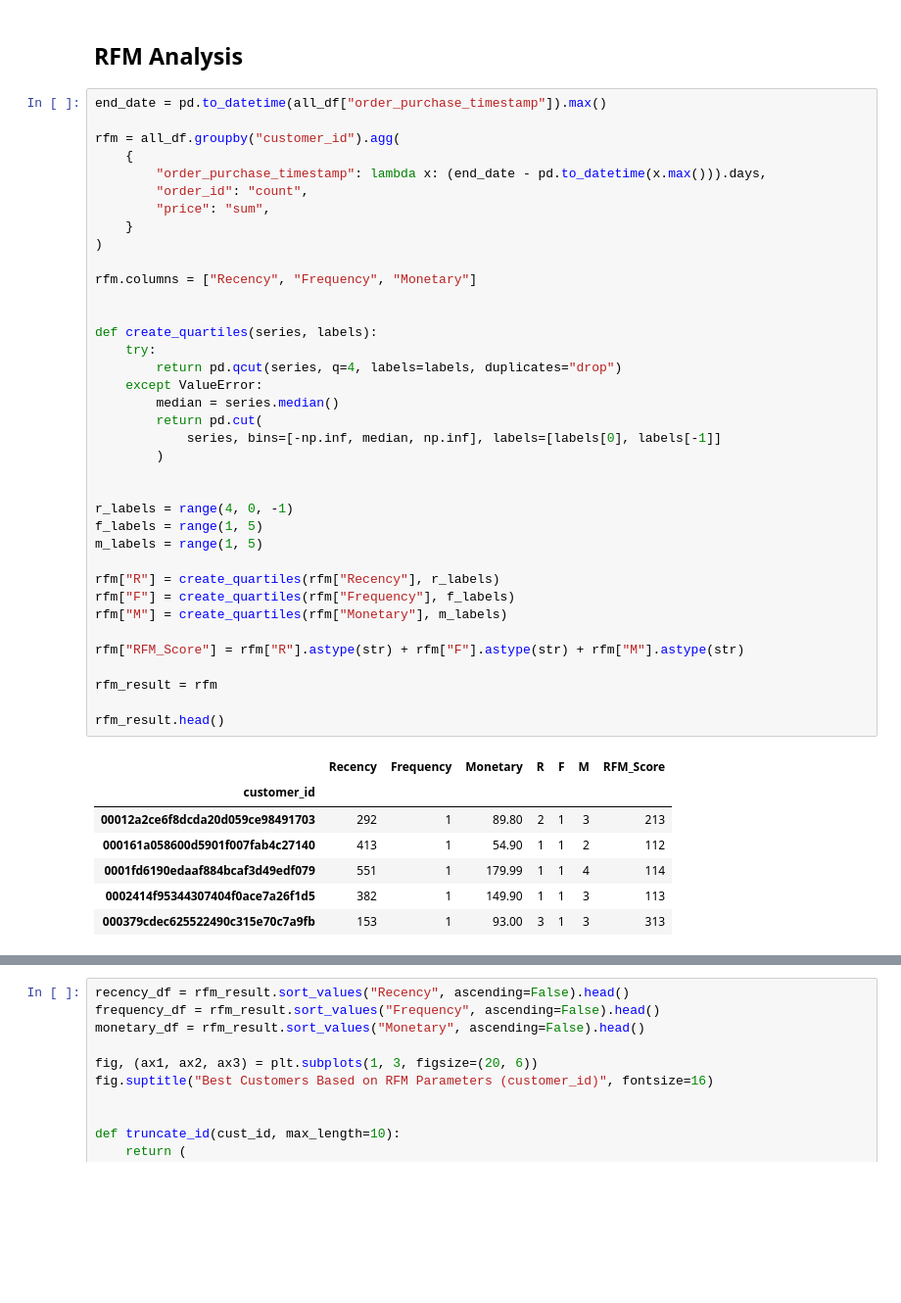
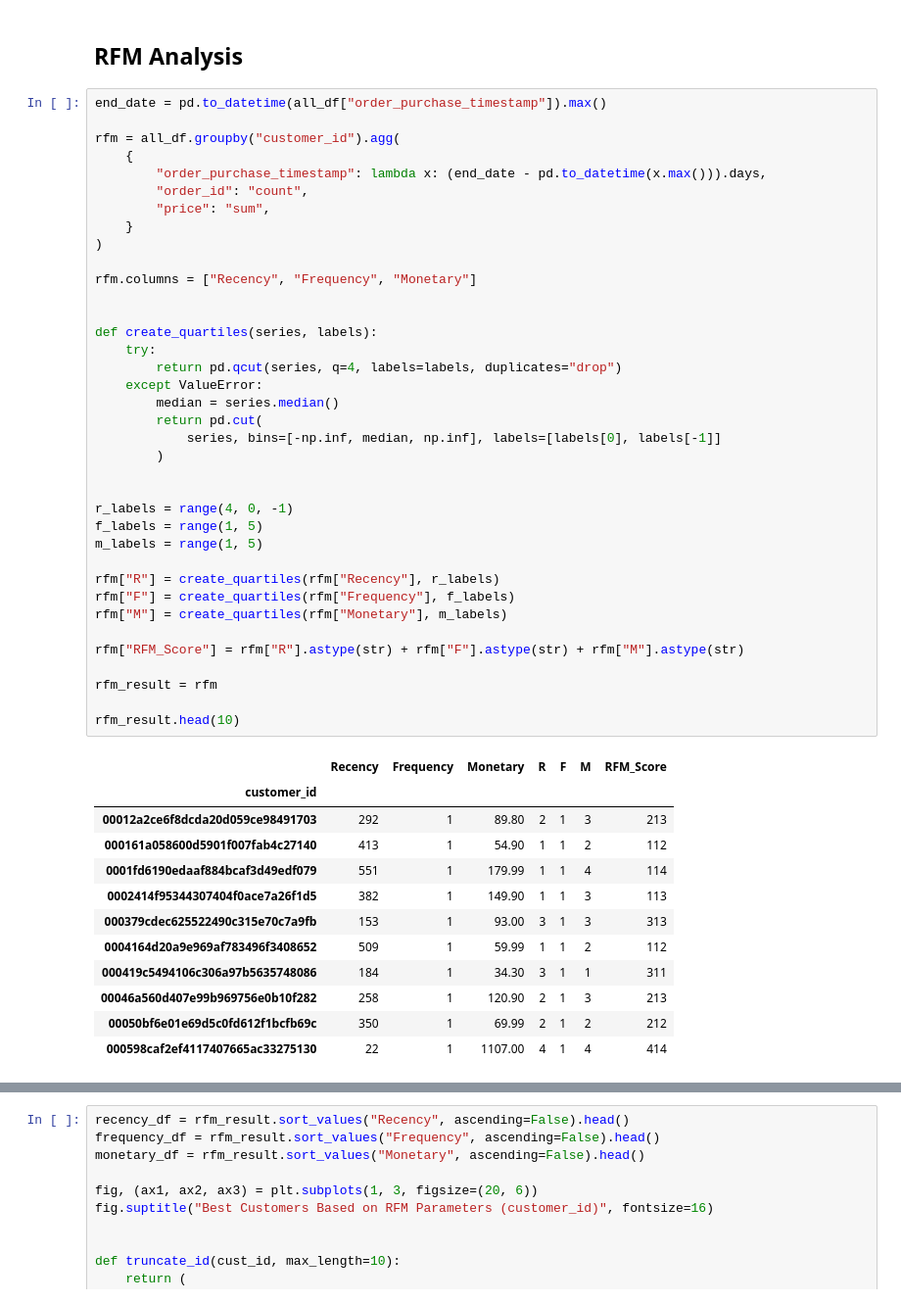
Before and after one commit to fxrdhan/Data-Analysis-Project, a Jupyter notebook: notebook.ipynb, the cells around one changed output, grey strips where cells are left out. Shown at 98% size. Saved outputs shown, nothing was run; the diff lists cells and outputs as text; blank space fills up the shorter version.

```diff
--- a/notebook.ipynb
+++ b/notebook.ipynb
@@ -2550,31 +2621,36 @@ rfm.columns = ["Recency", "Frequency", "Monetary"]
 def create_quartiles(series, labels):
     try:
         return pd.qcut(series, q=4, labels=labels, duplicates="drop")
     except ValueError:
         median = series.median()
         return pd.cut(
             series, bins=[-np.inf, median, np.inf], labels=[labels[0], labels[-1]]
         )
 
 
 r_labels = range(4, 0, -1)
 f_labels = range(1, 5)
 m_labels = range(1, 5)
 
 rfm["R"] = create_quartiles(rfm["Recency"], r_labels)
 rfm["F"] = create_quartiles(rfm["Frequency"], f_labels)
 rfm["M"] = create_quartiles(rfm["Monetary"], m_labels)
 
 rfm["RFM_Score"] = rfm["R"].astype(str) + rfm["F"].astype(str) + rfm["M"].astype(str)
 
 rfm_result = rfm
 
-rfm_result.head()
+rfm_result.head(10)
 # %% [output]
 |  | Recency | Frequency | Monetary | R | F | M | RFM_Score |
 | customer_id |  |  |  |  |  |  |  |
 | 00012a2ce6f8dcda20d059ce98491703 | 292 | 1 | 89.80 | 2 | 1 | 3 | 213 |
 | 000161a058600d5901f007fab4c27140 | 413 | 1 | 54.90 | 1 | 1 | 2 | 112 |
 | 0001fd6190edaaf884bcaf3d49edf079 | 551 | 1 | 179.99 | 1 | 1 | 4 | 114 |
 | 0002414f95344307404f0ace7a26f1d5 | 382 | 1 | 149.90 | 1 | 1 | 3 | 113 |
 | 000379cdec625522490c315e70c7a9fb | 153 | 1 | 93.00 | 3 | 1 | 3 | 313 |
+| 0004164d20a9e969af783496f3408652 | 509 | 1 | 59.99 | 1 | 1 | 2 | 112 |
+| 000419c5494106c306a97b5635748086 | 184 | 1 | 34.30 | 3 | 1 | 1 | 311 |
+| 00046a560d407e99b969756e0b10f282 | 258 | 1 | 120.90 | 2 | 1 | 3 | 213 |
+| 00050bf6e01e69d5c0fd612f1bcfb69c | 350 | 1 | 69.99 | 2 | 1 | 2 | 212 |
+| 000598caf2ef4117407665ac33275130 | 22 | 1 | 1107.00 | 4 | 1 | 4 | 414 |
```
Also changed, not shown: parts of 15 cells of this notebook.
